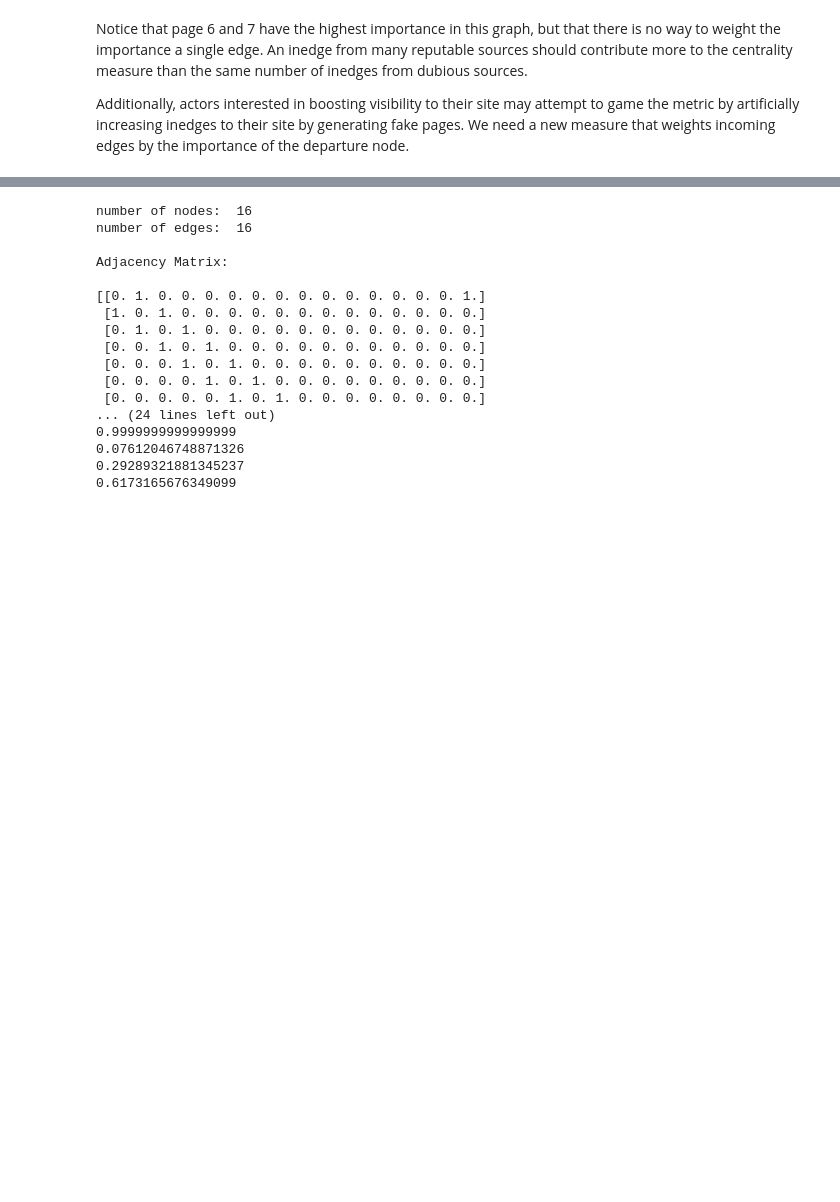
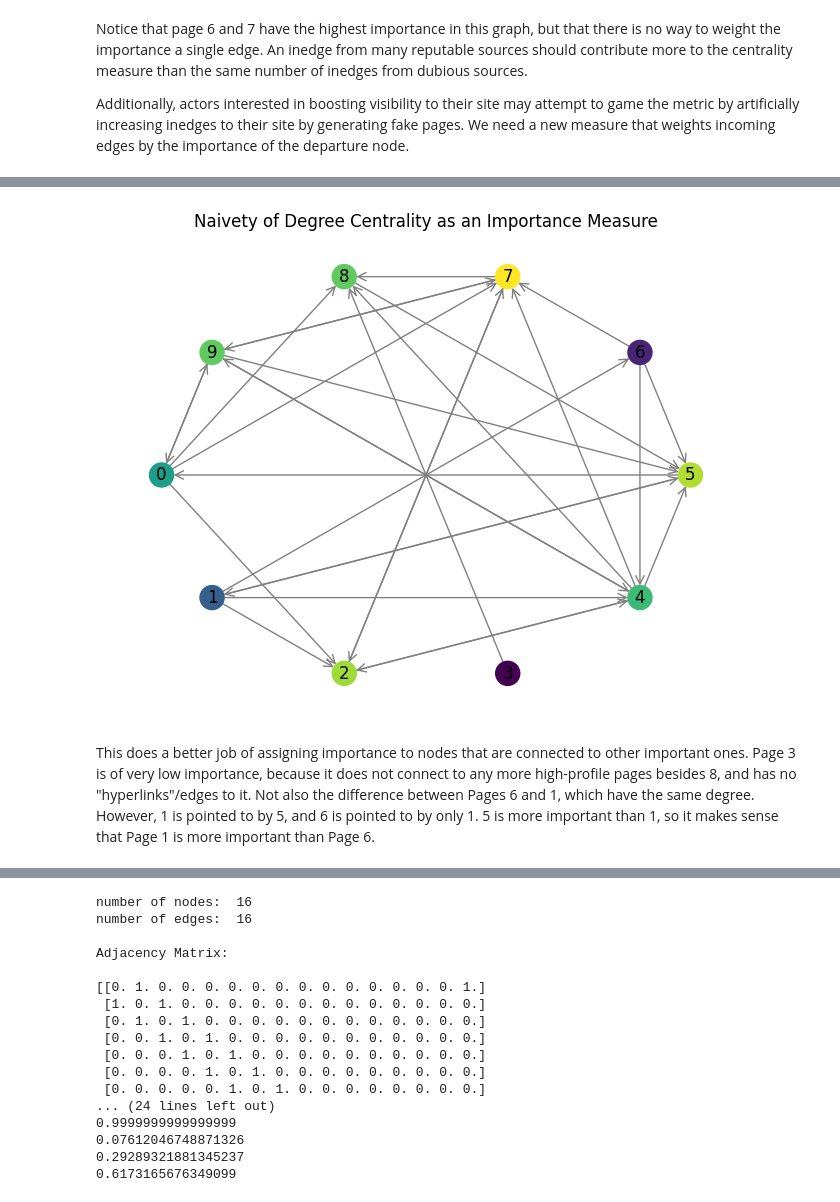
Before and after one commit to vviggyy/mc_pagerank, a Jupyter notebook: mc_pagerank.ipynb, the cells around one changed output, grey strips where cells are left out. Saved outputs shown, nothing was run; the diff lists cells and outputs as text; code cells hidden in the pictures; blank space fills up the shorter version.

```diff
--- a/mc_pagerank.ipynb
+++ b/mc_pagerank.ipynb
@@ -58,0 +71,21 @@ Additionally, actors interested in boosting visibility to their site may attempt
+# %%
+#demonstration of eigenvector centrality
+
+graph_ev = nx.gnp_random_graph(n=10, p=0.3, directed=True, seed=101)
+dc = nx.eigenvector_centrality(graph_ev)
+
+# 4. Draw the graph
+pos = nx.shell_layout(graph_ev)
+nx.draw(graph_ev, pos, with_labels=True,
+        node_color= list(dc.values()),
+        edge_color='gray',
+        arrows=True,
+        arrowstyle='->',
+        arrowsize=15)
+
+plt.title("Naivety of Degree Centrality as an Importance Measure")
+plt.show()
+# %% [output]
+[figure, added]
+# %% [markdown]
+This does a better job of assigning importance to nodes that are connected to other important ones. Page 3 is of very low importance, because it does not connect to any more high-profile pages besides 8, and has no "hyperlinks"/edges to it. Not also the difference between Pages 6 and 1, which have the same degree. However, 1 is pointed to by 5, and 6 is pointed to by only 1. 5 is more important than 1, so it makes sense that Page 1 is more important than Page 6.
```
Also changed, not shown: parts of 6 cells of this notebook.
